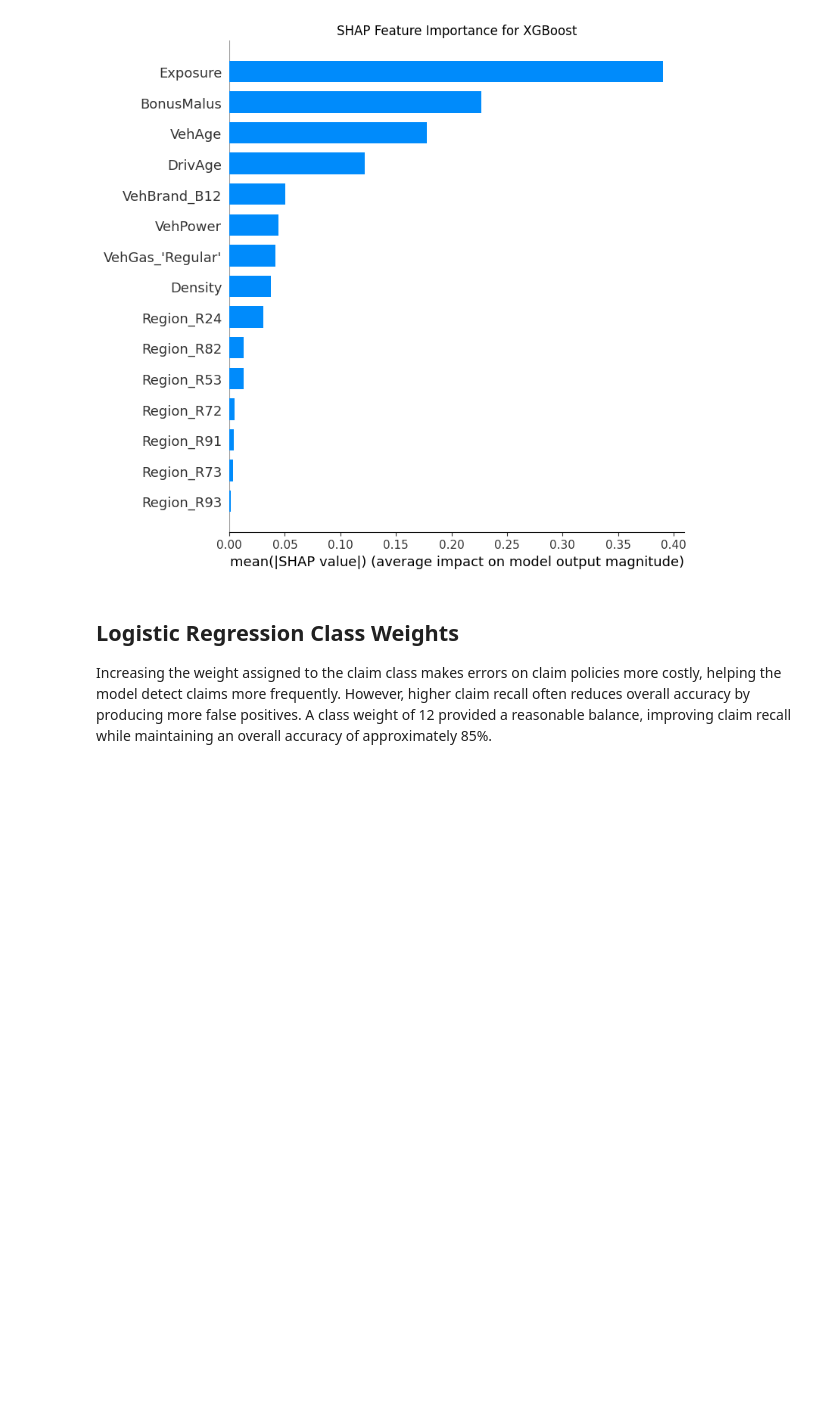
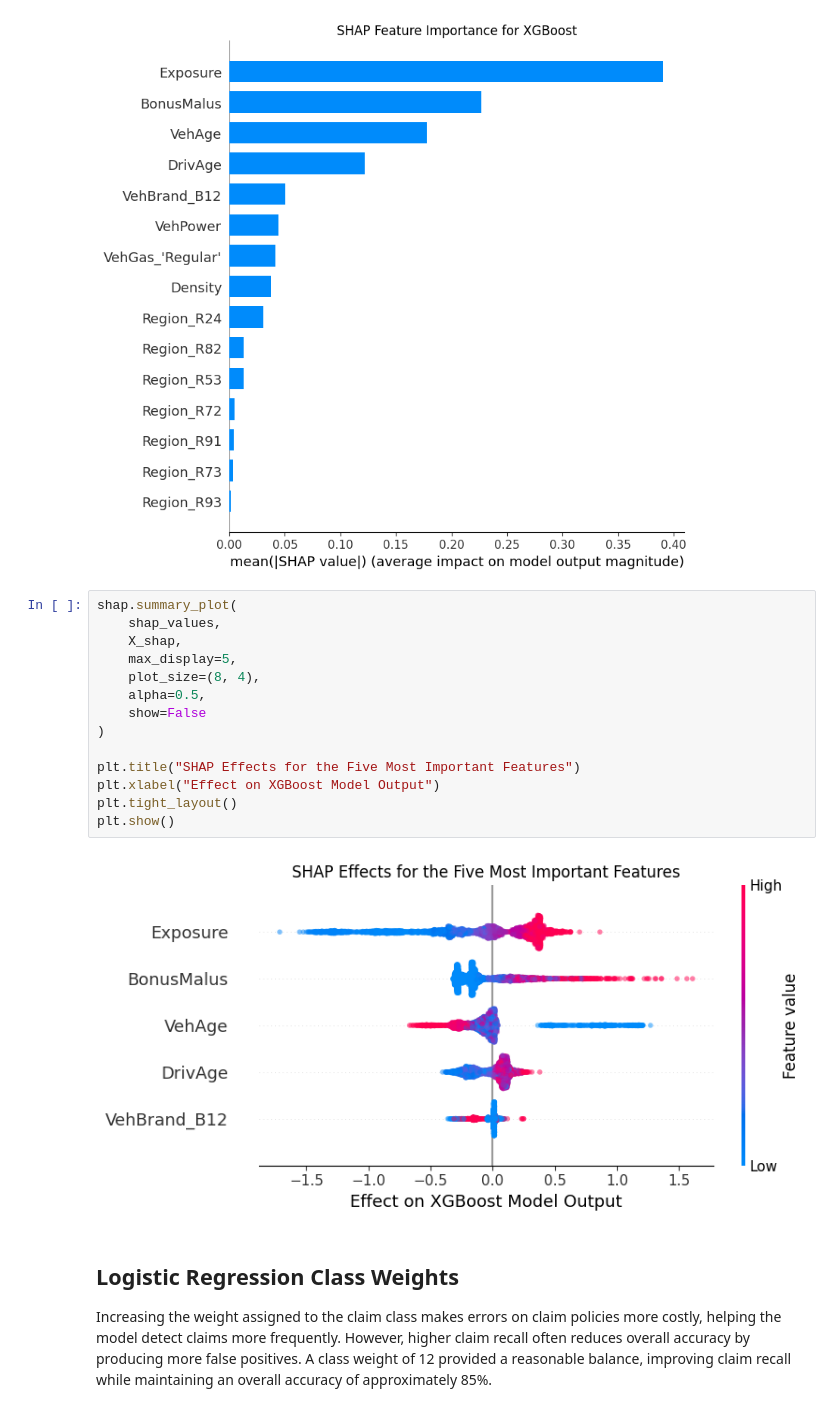
Before and after one commit to ScottySchmidt/data-analytics-projects, a Jupyter notebook: Auto-insurance-claim-prediction.ipynb, the cells around one changed output. Cells and saved outputs as stored; diff of their text form; blank space fills up the shorter version.

```diff
--- a/Auto-insurance-claim-prediction.ipynb
+++ b/Auto-insurance-claim-prediction.ipynb
@@ -347,6 +350,22 @@ plt.show()
 # %% [output]
 SHAP sample shape: (3000, 43)
 [figure]
+# %%
+shap.summary_plot(
+    shap_values,
+    X_shap,
+    max_display=5,
+    plot_size=(8, 4),
+    alpha=0.5,
+    show=False
+)
+
+plt.title("SHAP Effects for the Five Most Important Features")
+plt.xlabel("Effect on XGBoost Model Output")
+plt.tight_layout()
+plt.show()
+# %% [output]
+[figure, added]
 # %% [markdown]
 ## Logistic Regression Class Weights
 Increasing the weight assigned to the claim class makes errors on claim policies more costly, helping the model detect claims more frequently. However, higher claim recall often reduces overall accuracy by producing more false positives. A class weight of 12 provided a reasonable balance, improving claim recall while maintaining an overall accuracy of approximately 85%.
```
Also changed, not shown: parts of 4 cells of this notebook.
